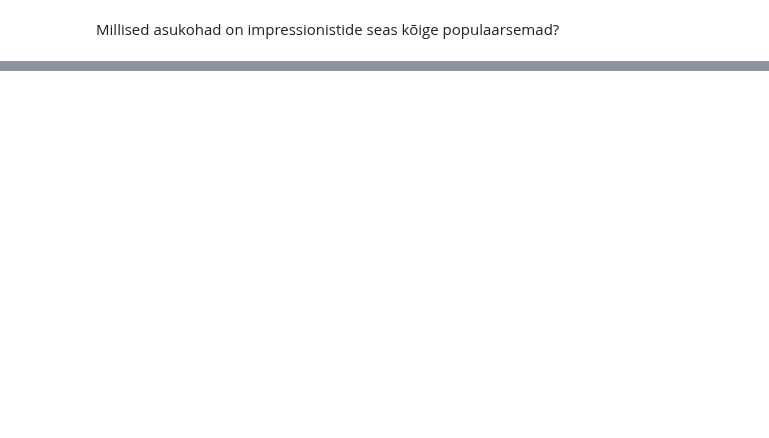
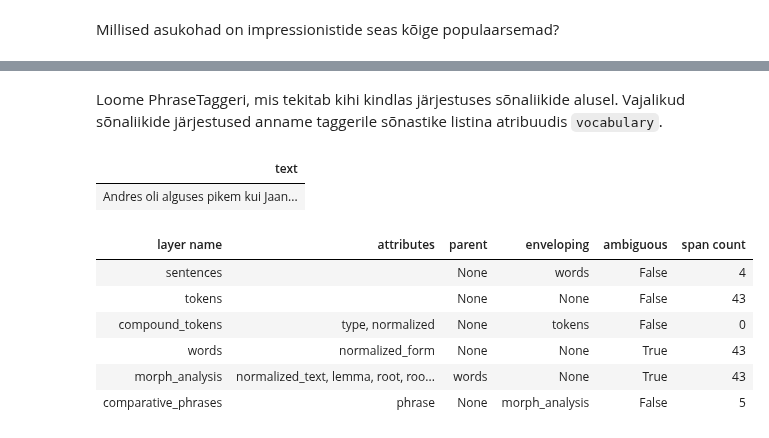
Before and after one commit to d009/EstNLP, a Jupyter notebook: Praktikum11/Praktikum11.ipynb, the cells around one changed output, grey strips where cells are left out. Drawn from its saved outputs; the diff is of its cells as text; code cells hidden in the pictures; blank space fills up the shorter version.

```diff
--- a/Praktikum11/Praktikum11.ipynb
+++ b/Praktikum11/Praktikum11.ipynb
@@ -309,0 +176,9 @@ Leidke oma grammatikaga *hinnavaatlus.csv* failist vastavad fraasid ning viige n
+# %%
+from estnltk import Text
+
+text = Text("Andres oli alguses pikem kui Jaan. "
+           " Nüüdseks on Jaan kasvanud isegi pikemaks kui Andresestki pikem Taavi. "
+           " Villu oli märksa lühem kui teised poisid ja ainult natuke suurekasvulisem kui õde Ann."
+           " Selles vanuses pole enam pikemaks aga Villul lootust kasvada.")
+
+text.tag_layer(['morph_analysis'])
@@ -309,0 +194,30 @@ Leidke oma grammatikaga *hinnavaatlus.csv* failist vastavad fraasid ning viige n
+# %% [markdown]
+Loome PhraseTaggeri, mis tekitab kihi kindlas järjestuses sõnaliikide alusel. Vajalikud sõnaliikide järjestused anname taggerile sõnastike listina atribuudis `vocabulary`.
+# %%
+from estnltk.taggers import PhraseTagger
+
+phrase_list = [{'phrase': ('C', 'J', 'S')},
+              {'phrase': ('C', 'J', 'P')},
+              {'phrase': ('C', 'J', 'H')},
+              {'phrase': ('H', 'C')},
+              {'phrase': ('P', 'C')},
+              {'phrase': ('S', 'C')}]
+
+phrase_tagger = PhraseTagger(output_layer='comparative_phrases',
+                             input_layer='morph_analysis',
+                             input_attribute='partofspeech',
+                             vocabulary=phrase_list,
+                             key='phrase',
+                             output_attributes=['phrase'])
+
+phrase_tagger.tag(text)
+# %% [output]
+| text |
+| Andres oli alguses pikem kui Jaan... |
+| layer name | attributes | parent | enveloping | ambiguous | span count |
+| sentences |  | None | words | False | 4 |
+| tokens |  | None | None | False | 43 |
+| compound_tokens | type, normalized | None | tokens | False | 0 |
+| words | normalized_form | None | None | True | 43 |
+| morph_analysis | normalized_text, lemma, root, roo... | words | None | True | 43 |
+| comparative_phrases | phrase | None | morph_analysis | False | 5 |
```
Also changed, not shown: parts of 86 cells of this notebook.
